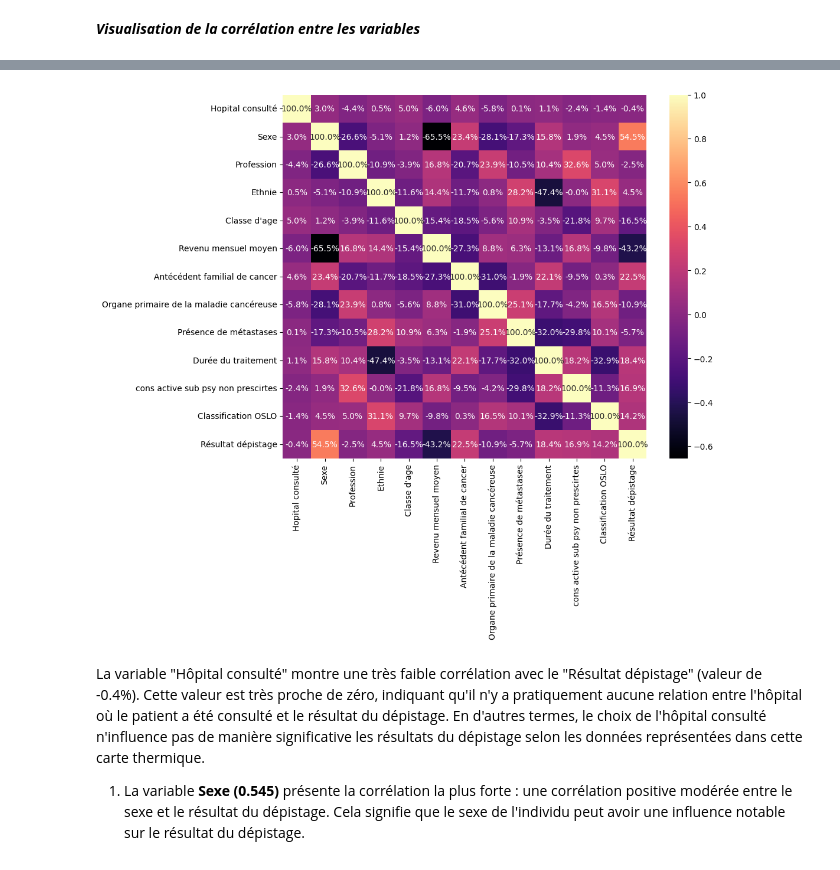
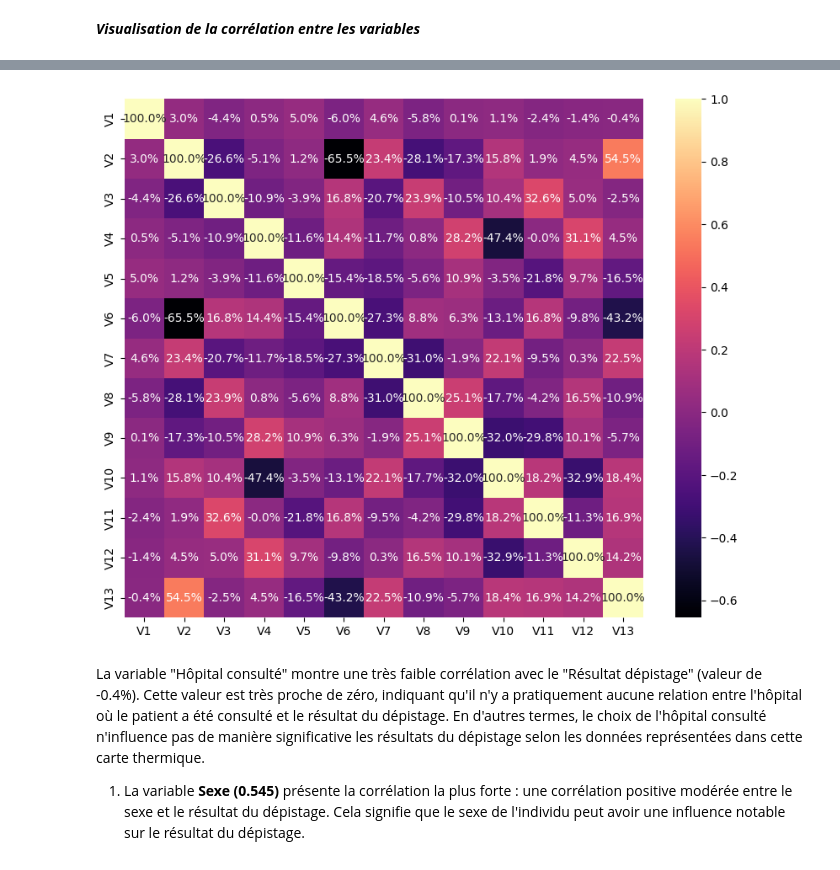
Before and after one commit to KokouNoe/muscoloskeletal_disorder_prediction, a Jupyter notebook: TMC_prediction.ipynb, the cells around one changed output, grey strips where cells are left out. Saved outputs shown, nothing was run; the diff lists cells and outputs as text; code cells hidden in the pictures.

Commit message:
version 7 : affichage nouv nom var sur matrice corr

```diff
--- a/TMC_prediction.ipynb
+++ b/TMC_prediction.ipynb
@@ -123,3 +123,11 @@ plt.show()
 [figure]
 # %% [markdown]
 ***Visualisation de la corrélation entre les variables***
+# %%
+# Remplace les noms des colonnes de X par de nouveaux noms.
+# La liste de compréhension [f'V{i}' for i in range(1, 12)] crée une liste de
+# chaînes de caractères allant de 'V1' à 'V11'. Cela renomme les colonnes de X
+# en utilisant cette liste, en commençant par 'V1' pour la première colonne, 'V2'
+# pour la deuxième, etc., jusqu'à 'V11' pour la onzième colonne.
+df.columns = [f'V{i}' for i in range(1, 14)]
+df.head()
@@ -126,27 +141,27 @@ plt.show()
 # %%
 # Visualisation des corrélations entre la variable cible 'charges' et les autres variables
 # Calculer la corrélation de la variable 'Résultat dépistage' avec toutes les autres variables et trier les résultats
-df.corr()['Résultat dépistage'].sort_values()
+df.corr()['V13'].sort_values()
 
 # Créer une sous-figure avec une taille spécifiée pour la heatmap
 f, ax = plt.subplots(figsize=(10, 8))
 
 # Calculer la matrice de corrélation pour toutes les variables
 corr = df.corr()
 
 # Créer une heatmap pour visualiser la matrice de corrélation
 # Paramètres :
 # - cbar=True : Afficher la barre de couleur
 # - square=True : Assurer que la heatmap est de forme carrée
 # - fmt='.1%' : Formater les valeurs de corrélation en pourcentages avec une décimale
 # - annot=True : Annoter chaque cellule avec la valeur numérique
 # - cmap='magma' : Utiliser la colormap 'magma' pour la coloration
 sns.heatmap(corr, cbar=True, square=True, fmt='.1%', annot=True, cmap='magma')
 
 # Afficher la heatmap
 plt.show()
 # %% [output]
-[figure, old version]
+[figure, new version]
 # %% [markdown]
 La variable "Hôpital consulté" montre une très faible corrélation avec le "Résultat dépistage" (valeur de -0.4%). Cette valeur est très proche de zéro, indiquant qu'il n'y a pratiquement aucune relation entre l'hôpital où le patient a été consulté et le résultat du dépistage. En d'autres termes, le choix de l'hôpital consulté n'influence pas de manière significative les résultats du dépistage selon les données représentées dans cette carte thermique.
 
```
Also changed, not shown: parts of 13 cells of this notebook, 1 other file.
